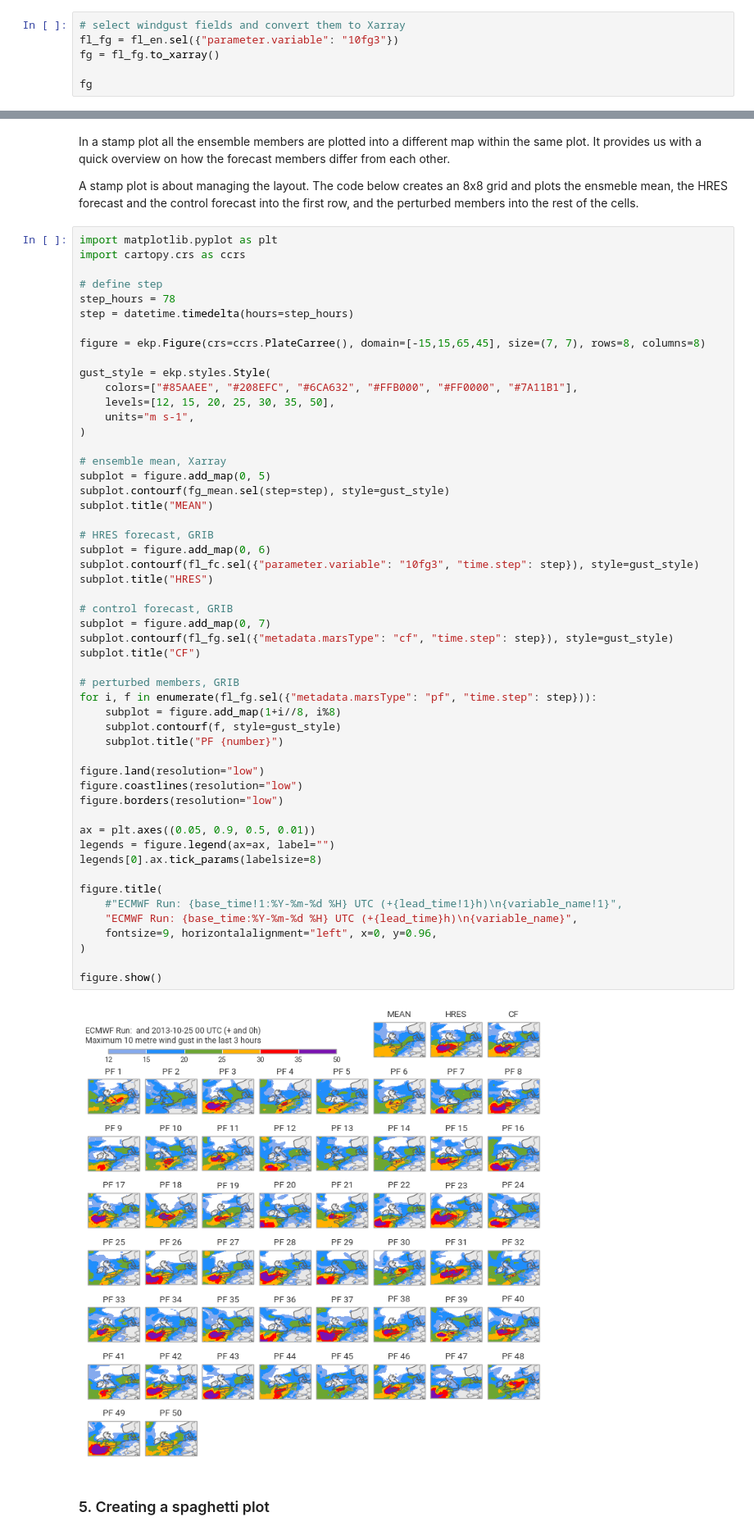
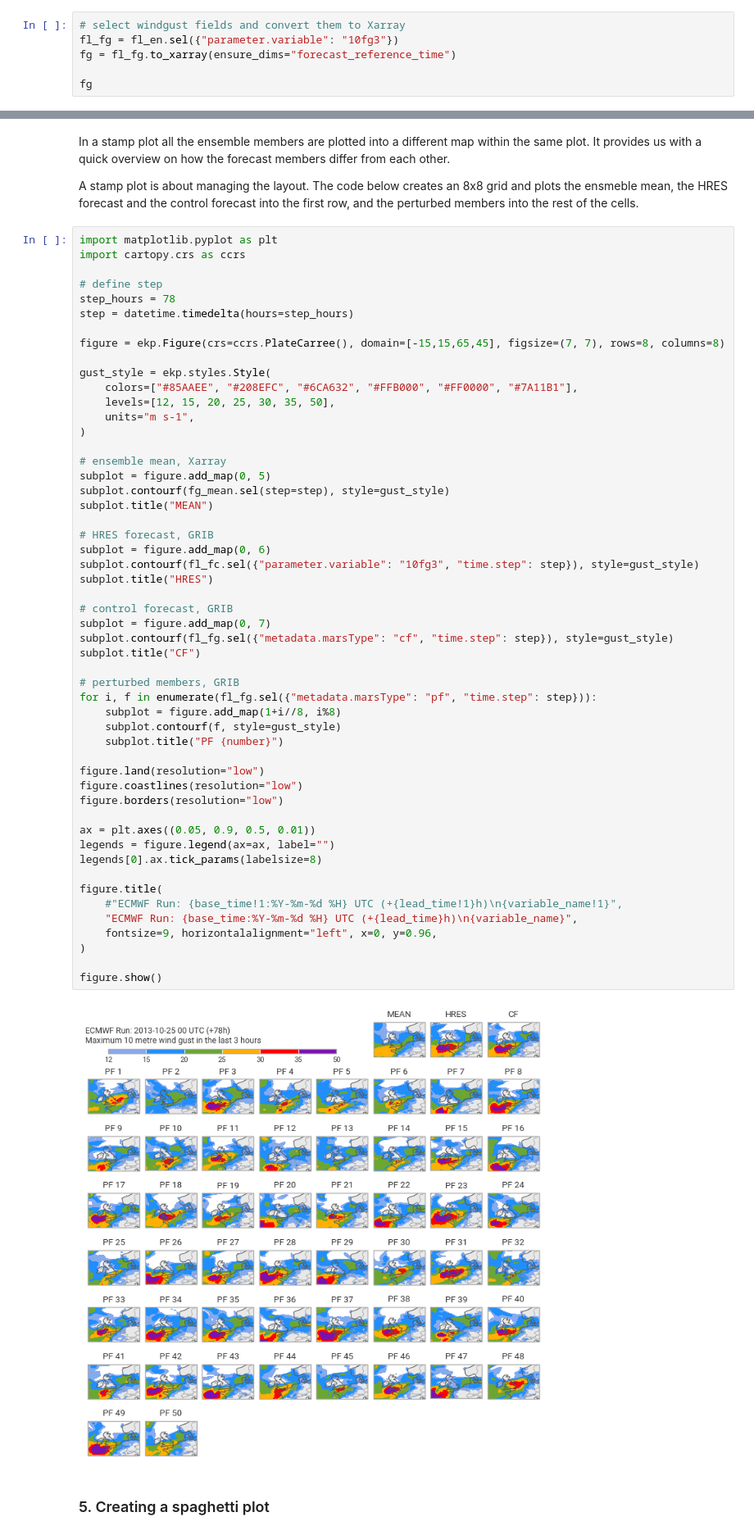
Before and after one commit to ecmwf/earthkit, a Jupyter notebook: docs/tutorials/ensemble.ipynb, the cells around one changed output, grey strips where cells are left out. Shown at 82% size. Cells and saved outputs as stored; diff of their text form.

```diff
--- a/docs/tutorials/ensemble.ipynb
+++ b/docs/tutorials/ensemble.ipynb
@@ -79,7 +79,7 @@ Some of the exercises will require the ensemble mean and spread of the windgust.
 # %%
 # select windgust fields and convert them to Xarray
 fl_fg = fl_en.sel({"parameter.variable": "10fg3"})
-fg = fl_fg.to_xarray()
+fg = fl_fg.to_xarray(ensure_dims="forecast_reference_time")
 
 fg
 # %% [output]
@@ -178,7 +178,7 @@ import cartopy.crs as ccrs
 step_hours = 78
 step = datetime.timedelta(hours=step_hours)
 
-figure = ekp.Figure(crs=ccrs.PlateCarree(), domain=[-15,15,65,45], size=(7, 7), rows=8, columns=8)
+figure = ekp.Figure(crs=ccrs.PlateCarree(), domain=[-15,15,65,45], figsize=(7, 7), rows=8, columns=8)
 
 gust_style = ekp.styles.Style(
     colors=["#85AAEE", "#208EFC", "#6CA632", "#FFB000", "#FF0000", "#7A11B1"],
@@ -196,34 +196,34 @@ subplot = figure.add_map(0, 6)
 subplot.contourf(fl_fc.sel({"parameter.variable": "10fg3", "time.step": step}), style=gust_style)
 subplot.title("HRES")
 
 # control forecast, GRIB
 subplot = figure.add_map(0, 7)
 subplot.contourf(fl_fg.sel({"metadata.marsType": "cf", "time.step": step}), style=gust_style)
 subplot.title("CF")
 
 # perturbed members, GRIB
 for i, f in enumerate(fl_fg.sel({"metadata.marsType": "pf", "time.step": step})):
     subplot = figure.add_map(1+i//8, i%8)
     subplot.contourf(f, style=gust_style)
     subplot.title("PF {number}")
 
 figure.land(resolution="low")
 figure.coastlines(resolution="low")
 figure.borders(resolution="low")
 
 ax = plt.axes((0.05, 0.9, 0.5, 0.01))
 legends = figure.legend(ax=ax, label="")
 legends[0].ax.tick_params(labelsize=8)
 
 figure.title(
     #"ECMWF Run: {base_time!1:%Y-%m-%d %H} UTC (+{lead_time!1}h)\n{variable_name!1}",
     "ECMWF Run: {base_time:%Y-%m-%d %H} UTC (+{lead_time}h)\n{variable_name}",
     fontsize=9, horizontalalignment="left", x=0, y=0.96,
 )
 
 figure.show()
 # %% [output]
-[figure, old version]
+[figure, new version]
 # %% [markdown]
 ### 5. Creating a spaghetti plot
 # %% [markdown]
```
Also changed, not shown: parts of 7 cells of this notebook, 4 other files.
